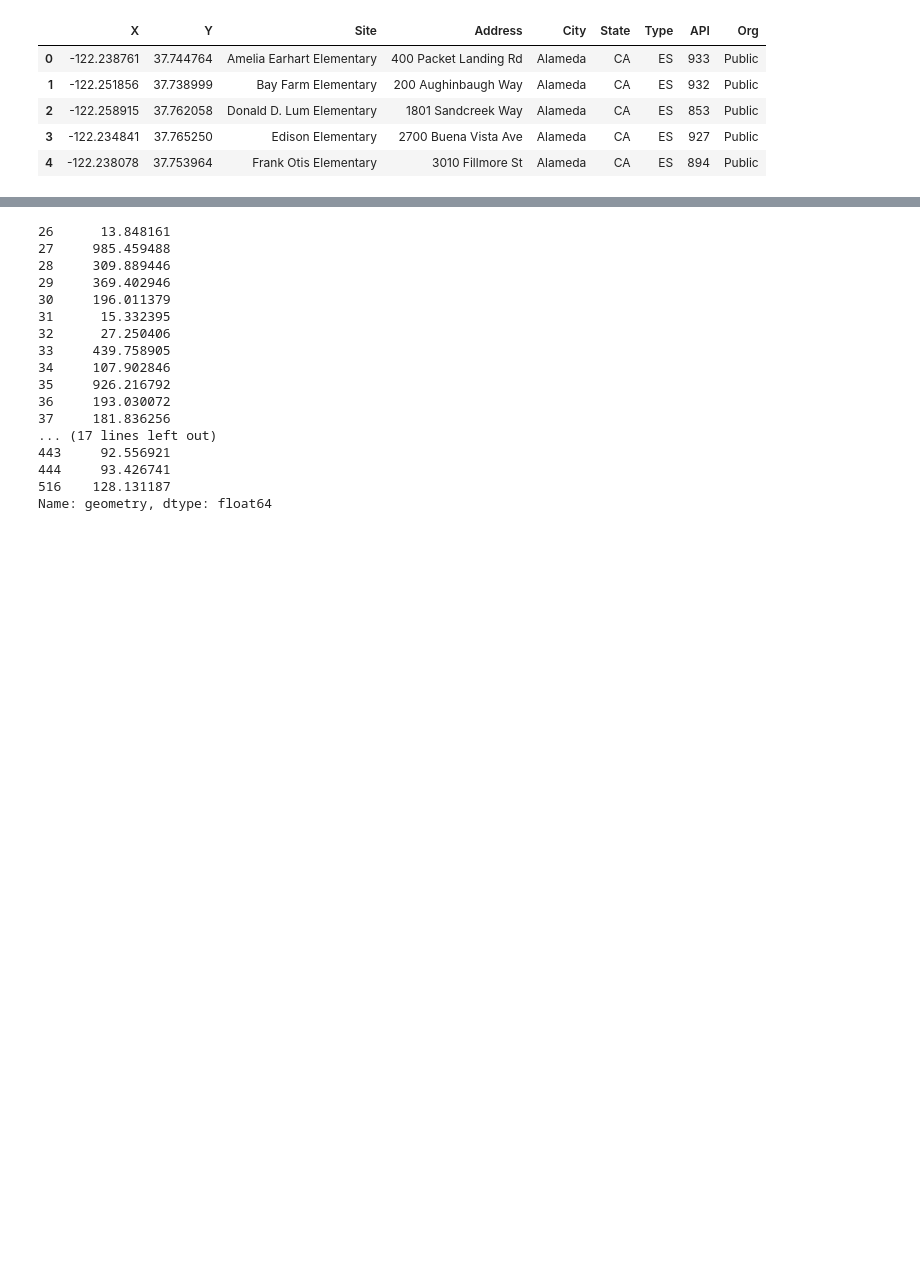
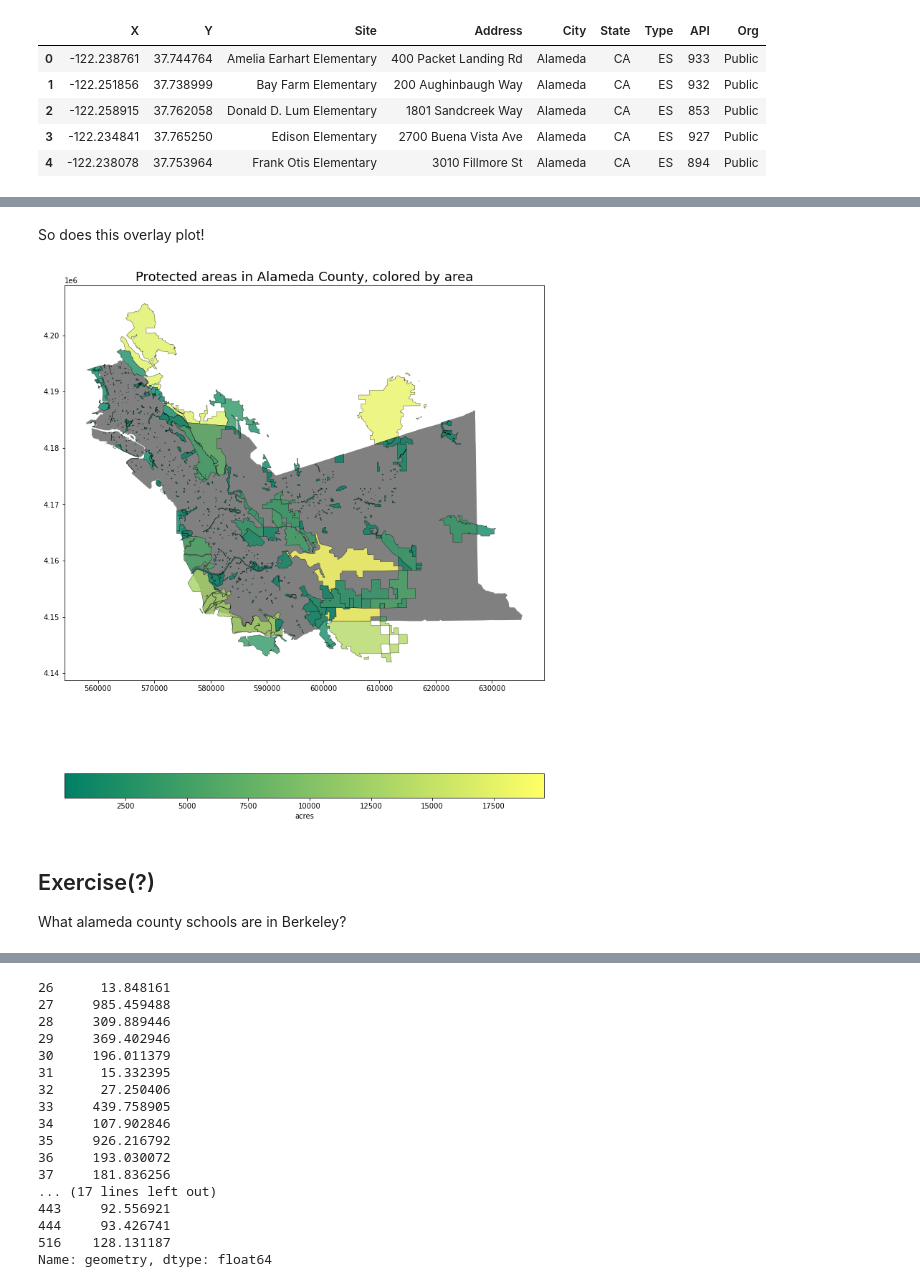
Before and after one commit to dlab-berkeley/Python-Geospatial-Fundamentals-Legacy, a Jupyter notebook: new_sequence/06_Asking_Spatial_Questions.ipynb, the cells around one changed output, grey strips where cells are left out. Drawn from its saved outputs; the diff is of its cells as text; code cells hidden in the pictures; blank space fills up the shorter version.

```diff
--- a/new_sequence/06_Asking_Spatial_Questions.ipynb
+++ b/new_sequence/06_Asking_Spatial_Questions.ipynb
@@ -242,0 +359,2 @@ schools_gdf_utm10 = schools_gdf.to_crs( "epsg:26910")
+# %%
+pas = gpd.read_file('./notebook_data/protected_areas/CPAD_2020a_Units.shp')
@@ -242,0 +371,2 @@ schools_gdf_utm10 = schools_gdf.to_crs( "epsg:26910")
+# %%
+pas_utm10 = pas.to_crs("epsg:26910")
@@ -242,0 +378,2 @@ schools_gdf_utm10 = schools_gdf.to_crs( "epsg:26910")
+# %%
+pas_in_ac = pas_utm10.intersects(ac_utm10.geometry.squeeze())
@@ -242,0 +393,14 @@ schools_gdf_utm10 = schools_gdf.to_crs( "epsg:26910")
+# %% [markdown]
+So does this overlay plot!
+# %%
+ax = ac_utm10.plot(color='gray', figsize=[12,16])
+pas_utm10[pas_in_ac].plot(ax=ax, column='ACRES', cmap='summer', legend=True,
+                          edgecolor='black', linewidth=0.4, alpha=0.8,
+                          legend_kwds={'label': "acres",
+                                       'orientation': "horizontal"})
+ax.set_title('Protected areas in Alameda County, colored by area', size=18);
+# %% [output]
+[figure, added]
+# %% [markdown]
+## Exercise(?)
+What alameda county schools are in Berkeley?
```
Also changed, not shown: parts of 99 cells of this notebook, 19 other files.
